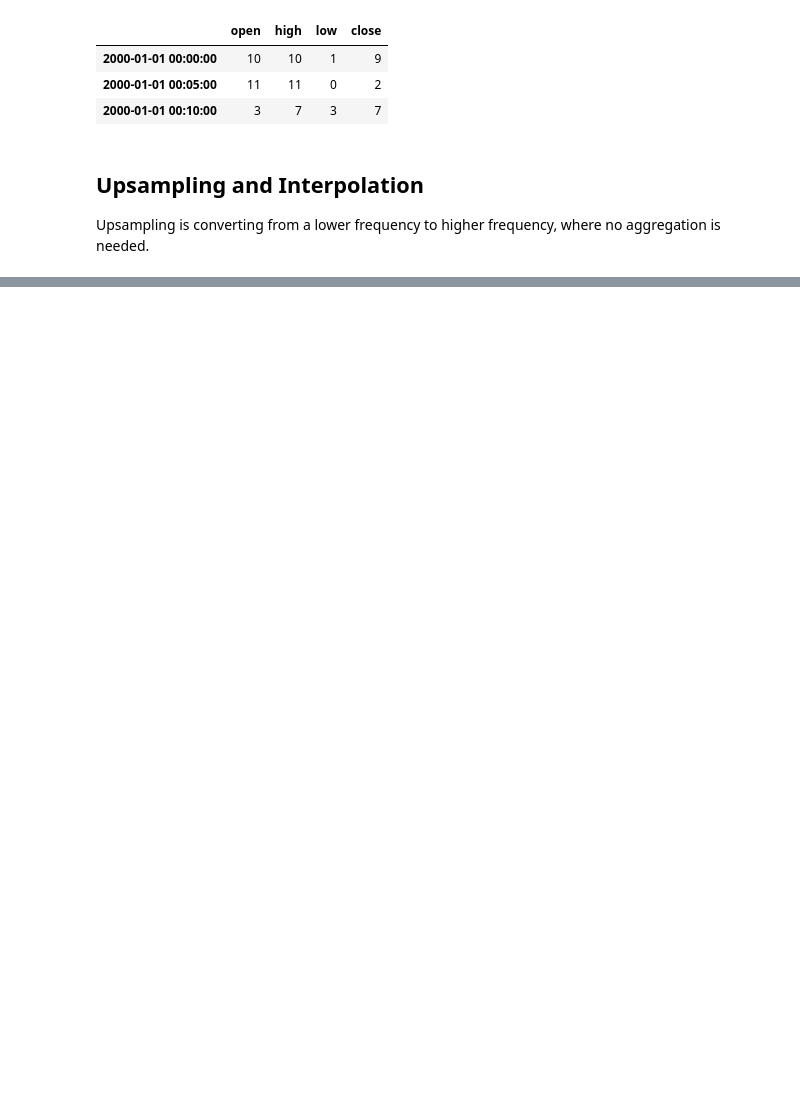
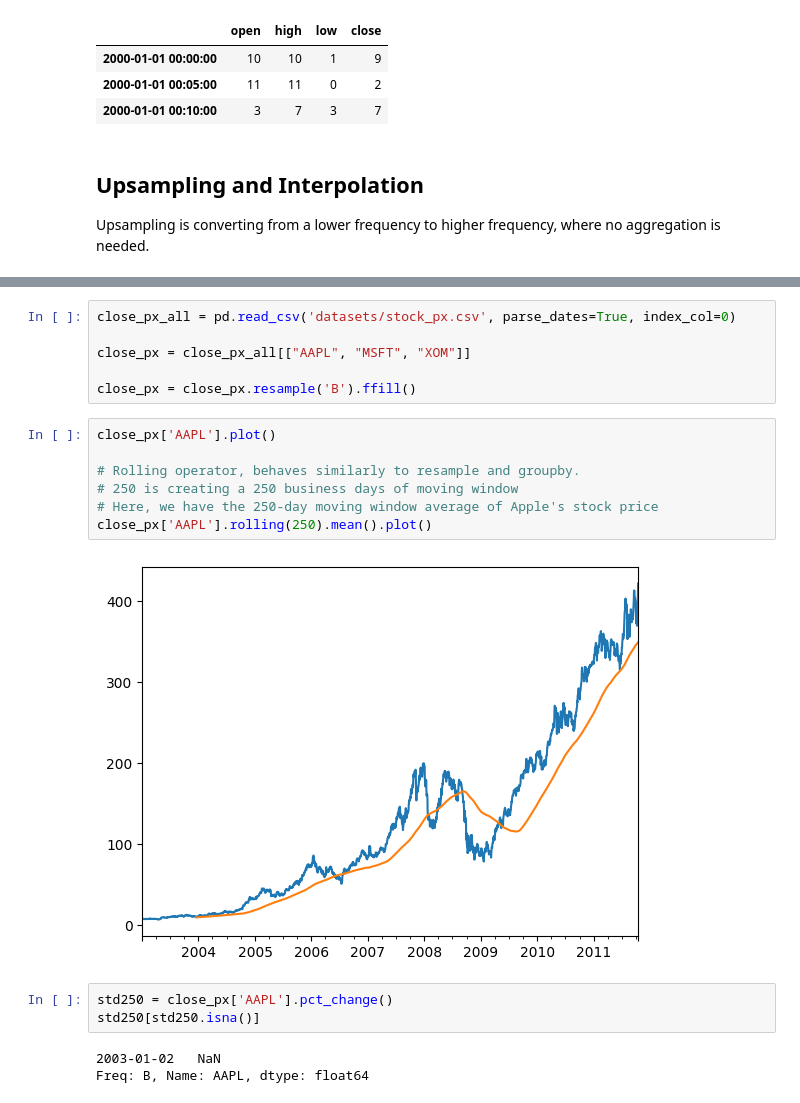
Before and after one commit to zqTheDesigner/rading_python-for-data-analysis, a Jupyter notebook: ch-11_Time-Series.ipynb, the cells around one changed output, grey strips where cells are left out. Drawn from its saved outputs; the diff is of its cells as text; blank space fills up the shorter version.

```diff
--- a/ch-11_Time-Series.ipynb
+++ b/ch-11_Time-Series.ipynb
@@ -602,0 +696,21 @@ df_daily
+# %%
+close_px_all = pd.read_csv('datasets/stock_px.csv', parse_dates=True, index_col=0)
+
+close_px = close_px_all[["AAPL", "MSFT", "XOM"]]
+
+close_px = close_px.resample('B').ffill()
+# %%
+close_px['AAPL'].plot()
+
+# Rolling operator, behaves similarly to resample and groupby.
+# 250 is creating a 250 business days of moving window
+# Here, we have the 250-day moving window average of Apple's stock price
+close_px['AAPL'].rolling(250).mean().plot()
+# %% [output]
+[figure, added]
+# %%
+std250 = close_px['AAPL'].pct_change()
+std250[std250.isna()]
+# %% [output]
+2003-01-02   NaN
+Freq: B, Name: AAPL, dtype: float64
```
Also changed, not shown: parts of 30 cells of this notebook, 1 other file.
